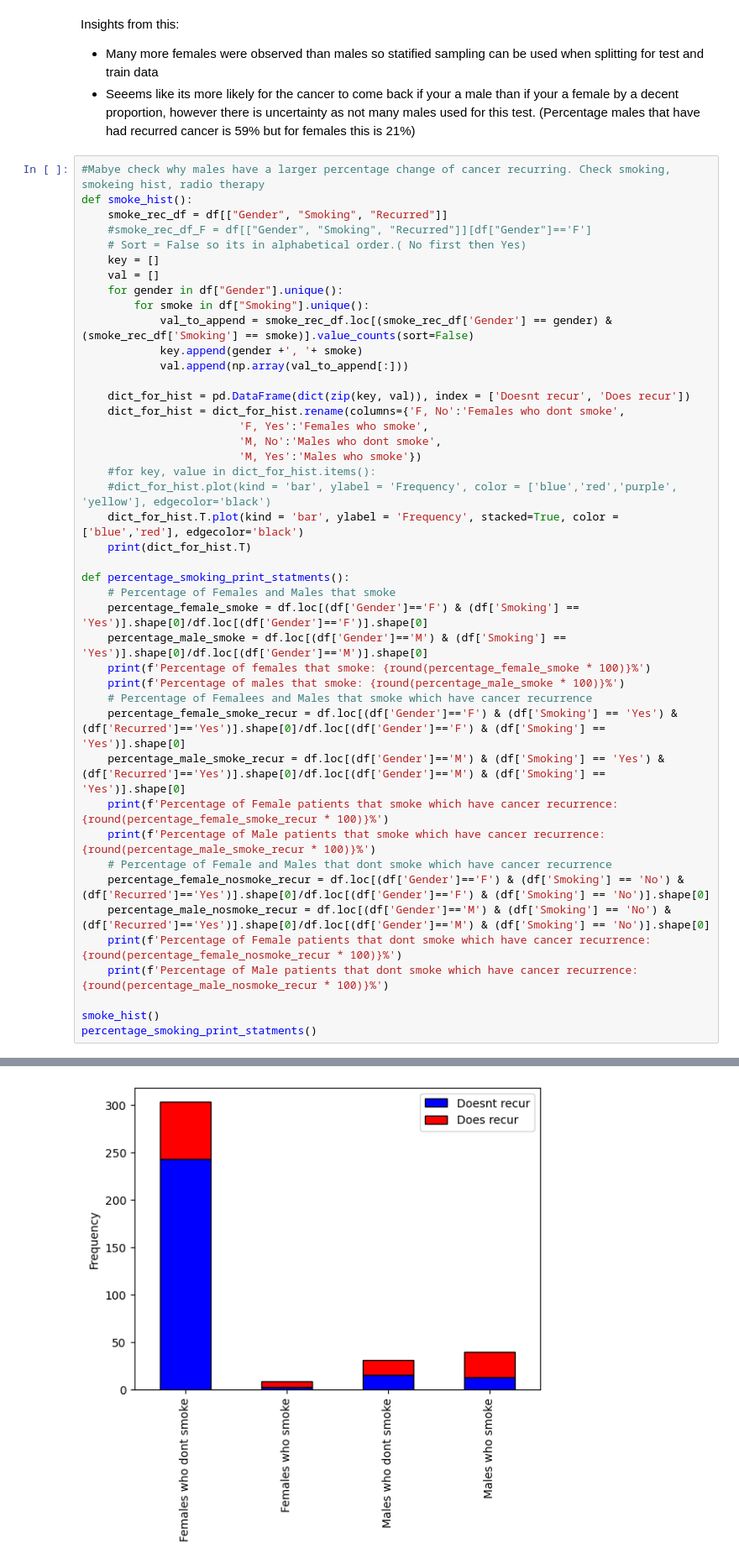
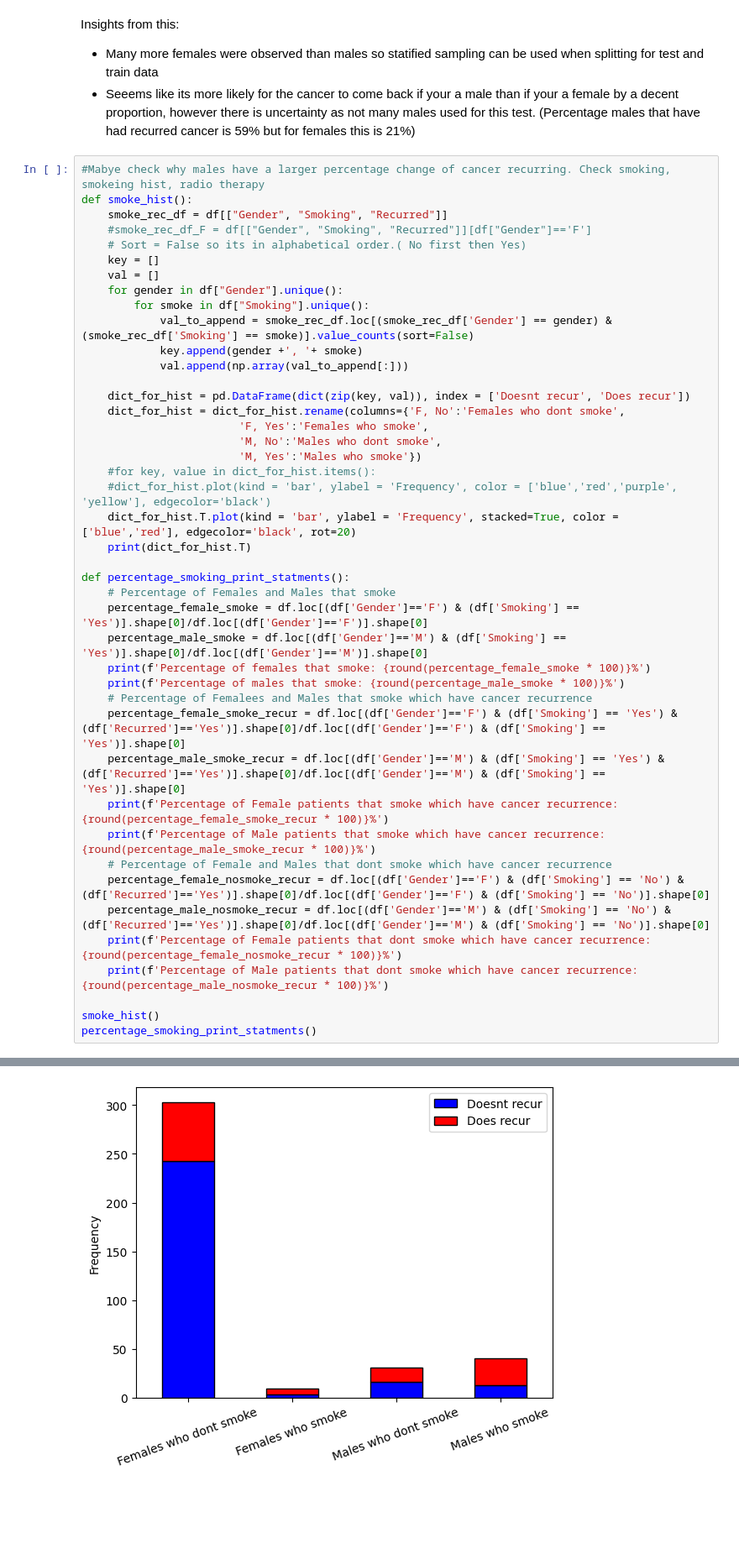
Before and after one commit to AntuFTW/Thyroid-Cancer-Reccurence-Prediction, a Jupyter notebook: data_vis.ipynb, the cells around one changed output, grey strips where cells are left out. Shown: that part at 84% size. Drawn from its saved outputs; the diff is of its cells as text; blank space fills up the shorter version.

Commit message:
Tick change for bar charts which were comitted before

```diff
--- a/data_vis.ipynb
+++ b/data_vis.ipynb
@@ -153,41 +153,41 @@ def smoke_hist():
                         'M, Yes':'Males who smoke'})
     #for key, value in dict_for_hist.items():
     #dict_for_hist.plot(kind = 'bar', ylabel = 'Frequency', color = ['blue','red','purple', 'yellow'], edgecolor='black')
-    dict_for_hist.T.plot(kind = 'bar', ylabel = 'Frequency', stacked=True, color = ['blue','red'], edgecolor='black')
+    dict_for_hist.T.plot(kind = 'bar', ylabel = 'Frequency', stacked=True, color = ['blue','red'], edgecolor='black', rot=20)
     print(dict_for_hist.T)
 
 def percentage_smoking_print_statments():
     # Percentage of Females and Males that smoke
     percentage_female_smoke = df.loc[(df['Gender']=='F') & (df['Smoking'] == 'Yes')].shape[0]/df.loc[(df['Gender']=='F')].shape[0]
     percentage_male_smoke = df.loc[(df['Gender']=='M') & (df['Smoking'] == 'Yes')].shape[0]/df.loc[(df['Gender']=='M')].shape[0]
     print(f'Percentage of females that smoke: {round(percentage_female_smoke * 100)}%')
     print(f'Percentage of males that smoke: {round(percentage_male_smoke * 100)}%')
     # Percentage of Femalees and Males that smoke which have cancer recurrence
     percentage_female_smoke_recur = df.loc[(df['Gender']=='F') & (df['Smoking'] == 'Yes') & (df['Recurred']=='Yes')].shape[0]/df.loc[(df['Gender']=='F') & (df['Smoking'] == 'Yes')].shape[0]
     percentage_male_smoke_recur = df.loc[(df['Gender']=='M') & (df['Smoking'] == 'Yes') & (df['Recurred']=='Yes')].shape[0]/df.loc[(df['Gender']=='M') & (df['Smoking'] == 'Yes')].shape[0]
     print(f'Percentage of Female patients that smoke which have cancer recurrence: {round(percentage_female_smoke_recur * 100)}%')
     print(f'Percentage of Male patients that smoke which have cancer recurrence: {round(percentage_male_smoke_recur * 100)}%')
     # Percentage of Female and Males that dont smoke which have cancer recurrence
     percentage_female_nosmoke_recur = df.loc[(df['Gender']=='F') & (df['Smoking'] == 'No') & (df['Recurred']=='Yes')].shape[0]/df.loc[(df['Gender']=='F') & (df['Smoking'] == 'No')].shape[0]
     percentage_male_nosmoke_recur = df.loc[(df['Gender']=='M') & (df['Smoking'] == 'No') & (df['Recurred']=='Yes')].shape[0]/df.loc[(df['Gender']=='M') & (df['Smoking'] == 'No')].shape[0]
     print(f'Percentage of Female patients that dont smoke which have cancer recurrence: {round(percentage_female_nosmoke_recur * 100)}%')
     print(f'Percentage of Male patients that dont smoke which have cancer recurrence: {round(percentage_male_nosmoke_recur * 100)}%')
 
 smoke_hist()
 percentage_smoking_print_statments()
 # %% [output]
                         Doesnt recur  Does recur
 Females who dont smoke           243          60
 Females who smoke                  3           6
 Males who dont smoke              16          15
 Males who smoke                   13          27
 Percentage of females that smoke: 3%
 Percentage of males that smoke: 56%
 Percentage of Female patients that smoke which have cancer recurrence: 67%
 Percentage of Male patients that smoke which have cancer recurrence: 68%
 Percentage of Female patients that dont smoke which have cancer recurrence: 20%
 Percentage of Male patients that dont smoke which have cancer recurrence: 48%
-[figure, old version]
+[figure, new version]
 # %% [markdown]
 Insights:
 - Larger percentage of males smoke than females. This can explain why the cancer recurrence is more common in males than in females. This difference is large, 3% for females and aroudn 56% for males.
```
